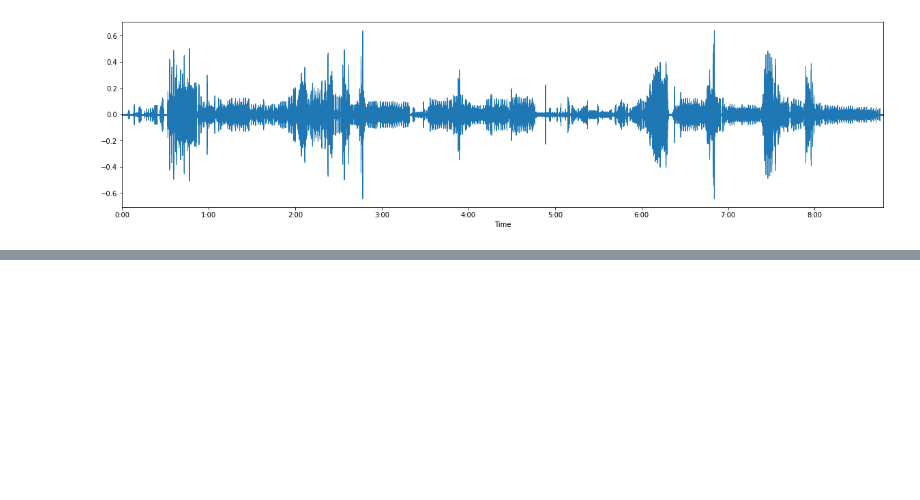
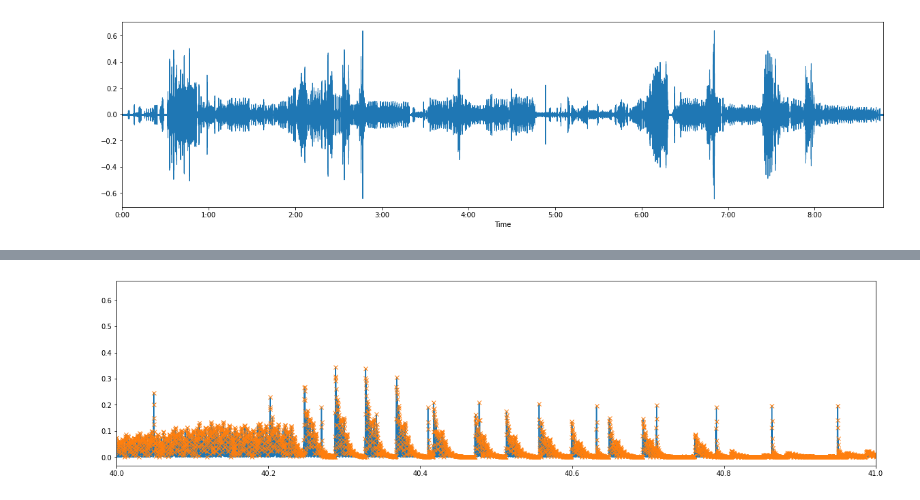
Before and after one commit to james-bole-pan/Xenopus_signal_processing, a Jupyter notebook: Minimum_threshold.ipynb, the cells around one changed output, grey strips where cells are left out. Drawn from its saved outputs; the diff is of its cells as text; code cells hidden in the pictures; blank space fills up the shorter version.

```diff
--- a/Minimum_threshold.ipynb
+++ b/Minimum_threshold.ipynb
@@ -63,0 +65,9 @@ for i in peaks:
+# %%
+#graphy the peaks
+plt.figure(figsize=(20,5))
+plt.plot(x_time, samples_abs)
+plt.plot(x_time[peaks], samples_abs[peaks], 'x')
+plt.xlim(40, 41)
+plt.show()
+# %% [output]
+[figure, added]
```
Also changed, not shown: parts of 10 cells of this notebook.
